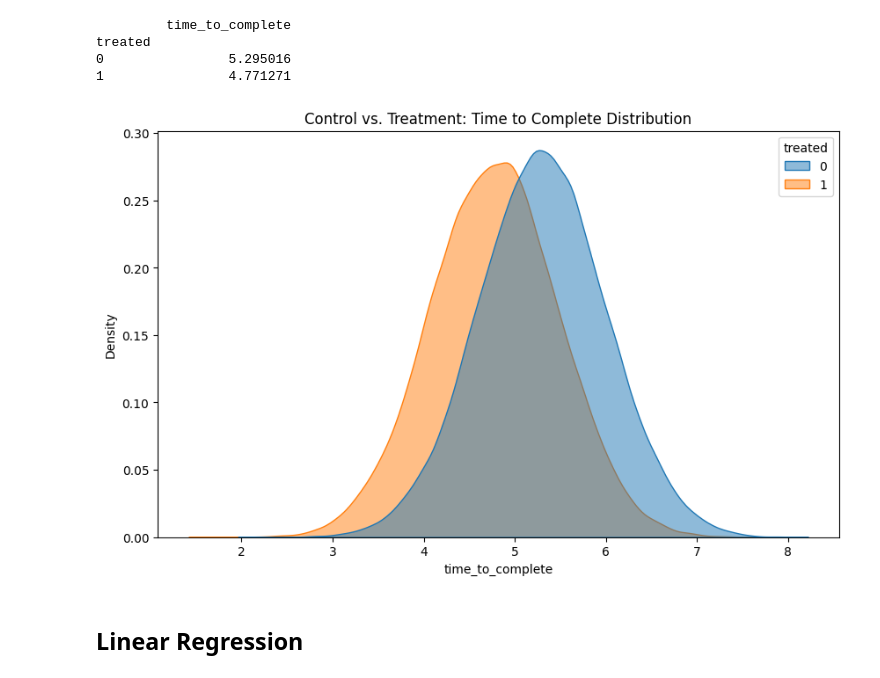
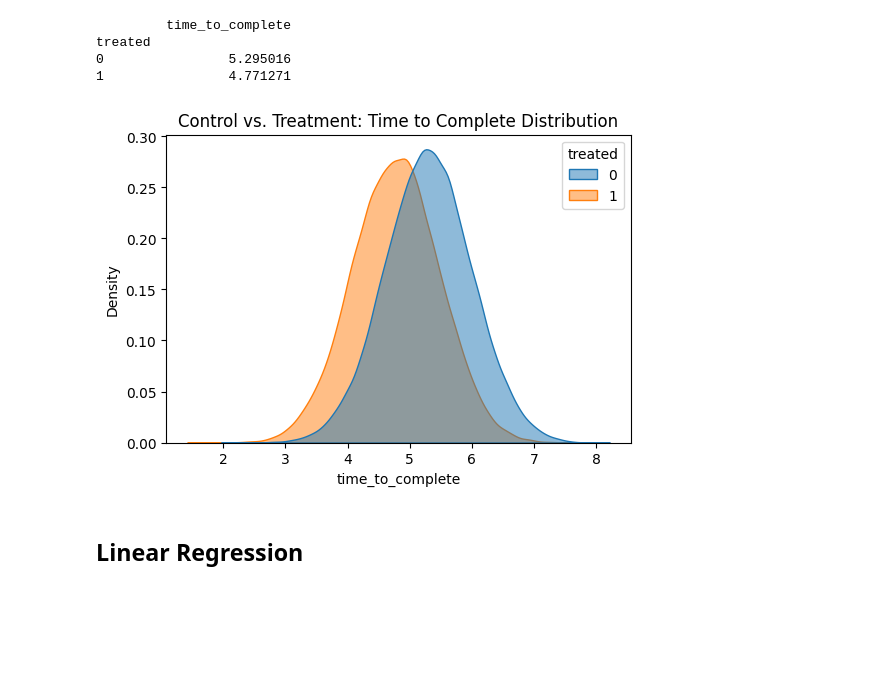
Before and after one commit to annaviniichuk/analytics, a Jupyter notebook: Causal Inference/AB_test_continious_t_test.ipynb, the cells around one changed output. Cells and saved outputs as stored; diff of their text form; code cells hidden in the pictures; blank space fills up the shorter version.

Commit message:
AB test distribution plot update

```diff
--- a/Causal Inference/AB_test_continious_t_test.ipynb
+++ b/Causal Inference/AB_test_continious_t_test.ipynb
@@ -39,12 +39,12 @@ treated
 0                5.295016
 1                4.771271
 # %%
-plt.figure(figsize=(10, 6))
+plt.figure(figsize=(6, 4))
 sns.kdeplot(data=ab_df, x='time_to_complete', hue='treated', fill=True, alpha=0.5)
 plt.title('Control vs. Treatment: Time to Complete Distribution')
 plt.show()
 # %% [output]
-[figure, old version]
+[figure, new version]
 # %% [markdown]
 ## Linear Regression
 # %%
```
Also changed, not shown: parts of 1 cell of this notebook.
